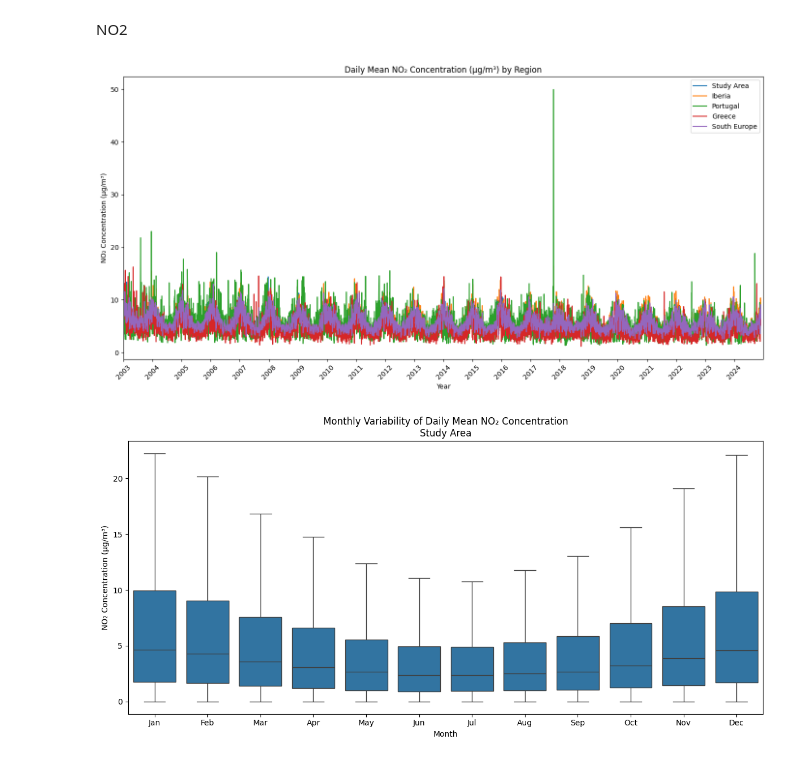
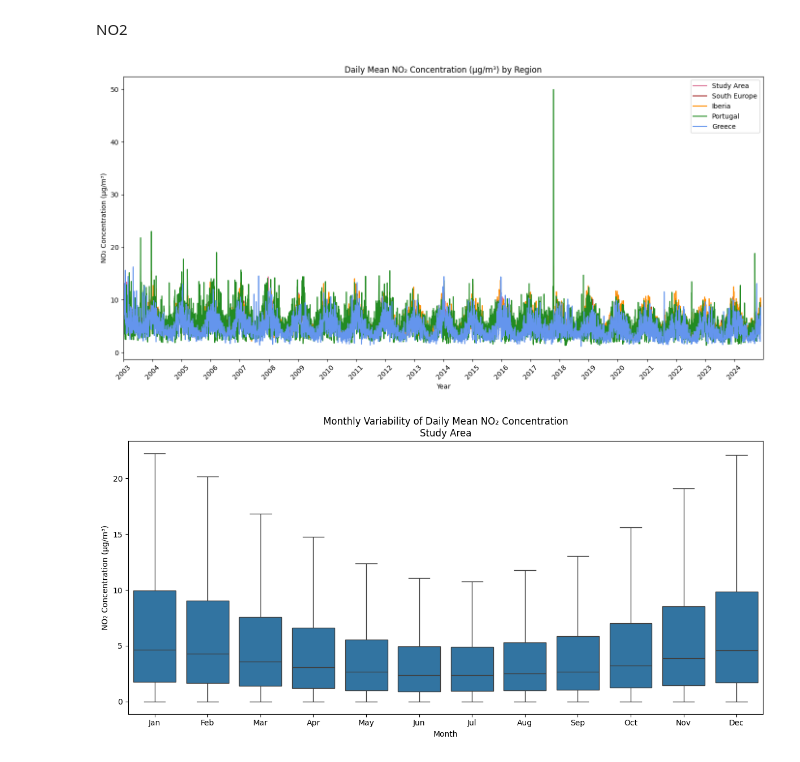
Before and after one commit to Sofs27/Thesis, a Jupyter notebook: Code/AirQuality.ipynb, the cells around one changed output. Drawn from its saved outputs; the diff is of its cells as text; code cells hidden in the pictures.

Commit message:
run of code mas falta salvar plots

```diff
--- a/Code/AirQuality.ipynb
+++ b/Code/AirQuality.ipynb
@@ -160,13 +166,13 @@ import matplotlib.dates as mdates
 file_path = r"E:\IPMA\CAMS\chem_multlvl\daily_no2_stats.nc"
 ds = xr.open_dataset(file_path)
 
-# Define regions: (lat_min, lat_max, lon_min, lon_max)
+# Define regions: (lat_min, lat_max, lon_min, lon_max, color)
 regions = {
-    "Study Area": (34, 66, -12, 36),
-    "Iberia": (35, 45, -10, 5),
-    "Portugal": (36, 43, -10, -6),
-    "Greece": (34, 42, 19, 29),
-    "South Europe": (34, 45, -10, 29),
+    "Study Area": (34, 66, -12, 36, "palevioletred"),
+    "Iberia": (35, 45, -10, 5, "darkorange"),
+    "Portugal": (36, 43, -10, -6, "forestgreen"),
+    "Greece": (34, 42, 19, 29, "cornflowerblue"),
+    "South Europe": (34, 45, -10, 29, "brown"),
 }
 
 # Stack Year, Month, Day into a single dimension
@@ -193,39 +199,45 @@ for i in range(len(year)):
 no2 = no2.isel(time=valid_indices)
 
 # Dictionary to store time series for each region
 region_series = {}
 
-for name, (lat_min, lat_max, lon_min, lon_max) in regions.items():
+for name, (lat_min, lat_max, lon_min, lon_max, color) in regions.items():
     subset = no2.sel(latitude=slice(lat_min, lat_max), longitude=slice(lon_min, lon_max))
     regional_mean = subset.mean(dim=['latitude', 'longitude'])
-    region_series[name] = pd.Series(regional_mean.values, index=pd.DatetimeIndex(dates))
+    region_series[name] = {
+        'series': pd.Series(regional_mean.values, index=pd.DatetimeIndex(dates)),
+        'color': color
+    }
 
 # Plotting
+# Define the order you want to plot regions in
+plot_order = ["Study Area", "South Europe", "Iberia", "Portugal", "Greece"]
 plt.figure(figsize=(14, 7))
 
-for name, series in region_series.items():
-    plt.plot(series.index, series, label=name)
+for name in plot_order:
+    data = region_series[name]
+    plt.plot(data['series'].index, data['series'], label=name, color=data['color'])
 
 plt.title('Daily Mean NO₂ Concentration (µg/m³) by Region')
 plt.xlabel('Year')
 plt.ylabel('NO₂ Concentration (µg/m³)')
 plt.legend()
 
 # --- Set x-axis to actual data range ---
 # Concatenate all series to get full index range
-all_dates = pd.concat(region_series.values()).index
+all_dates = pd.concat([data['series'] for data in region_series.values()]).index
 plt.xlim(all_dates.min(), all_dates.max())
 
 # Format x-axis to show every year
 ax = plt.gca()
 ax.xaxis.set_major_locator(mdates.YearLocator(1))  # One tick per year
 ax.xaxis.set_major_formatter(mdates.DateFormatter('%Y'))
 plt.xticks(rotation=45)  # Optional: tilt labels for readability
 
 plt.tight_layout()
 plt.show()
 # %% [output]
-[figure, old version]
+[figure, new version]
 # %%
 #Boxplot variability by month for every year
 
```
Also changed, not shown: parts of 4 cells of this notebook.
